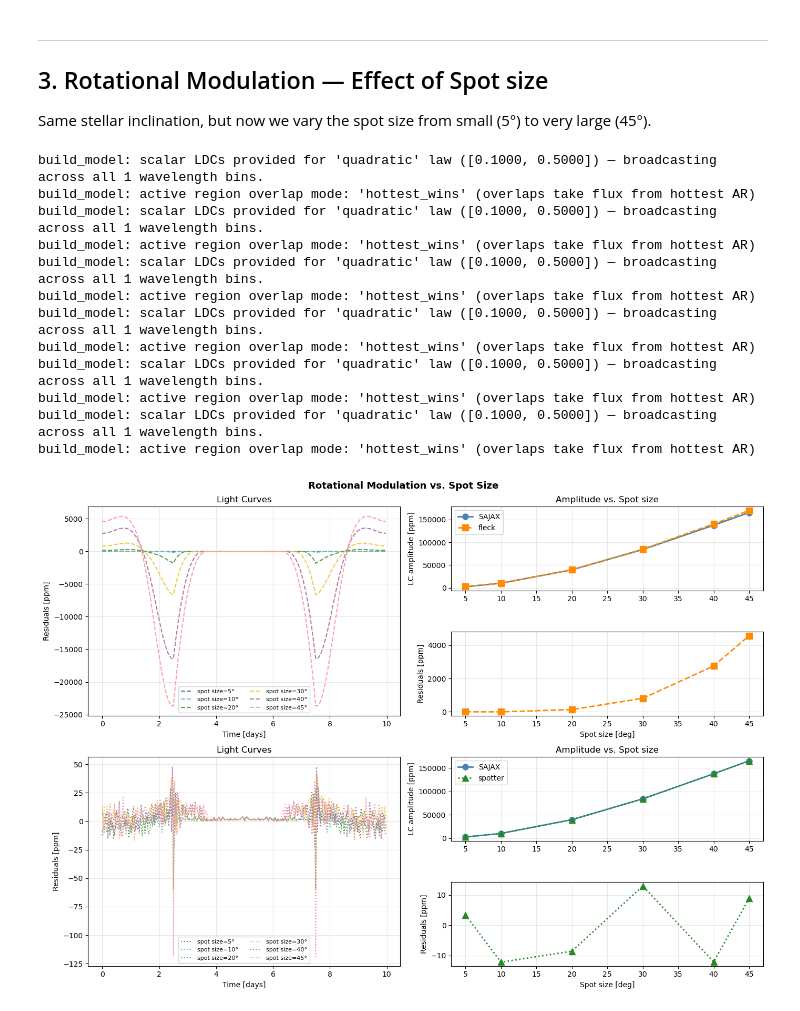
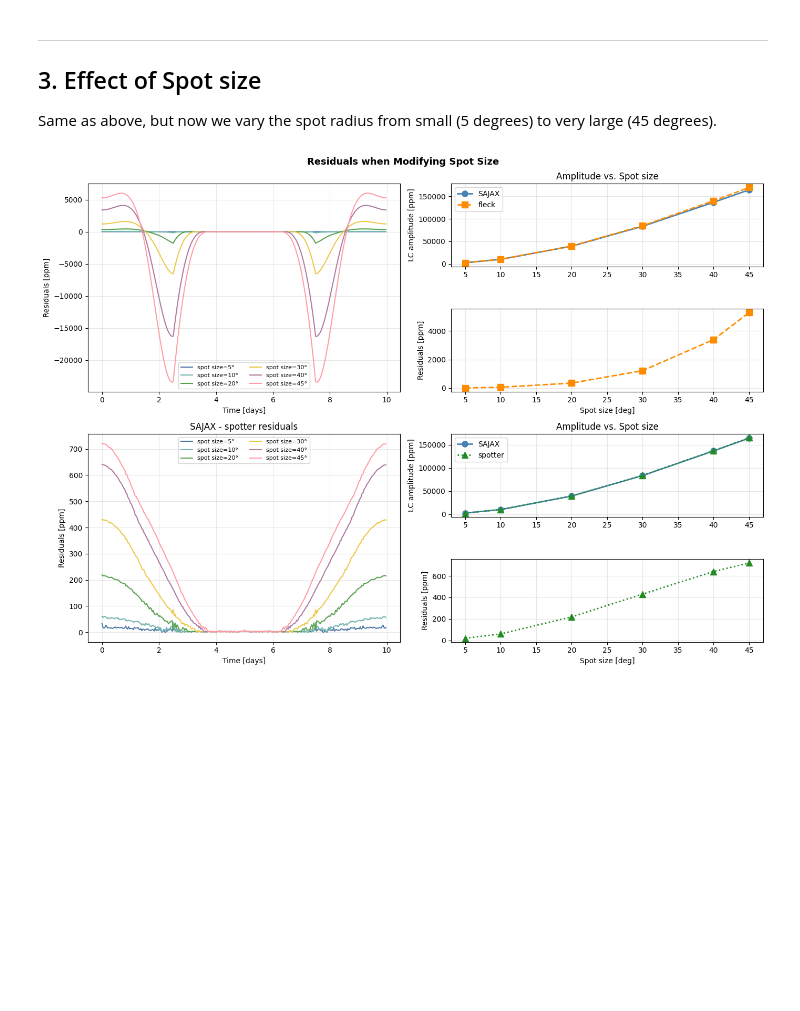
Before and after one commit to SamMerc/sajax, a Jupyter notebook: docs/examples/comparison.ipynb, the cells around one changed output. Cells and saved outputs as stored; diff of their text form; code cells hidden in the pictures; blank space fills up the shorter version.

```diff
--- a/docs/examples/comparison.ipynb
+++ b/docs/examples/comparison.ipynb
@@ -384,26 +430,27 @@ build_model: active region overlap mode: 'hottest_wins' (overlaps take flux from
 # %% [markdown]
 ---
-## 3. Rotational Modulation — Effect of Spot size
+## 3. Effect of Spot size
 
-Same stellar inclination, but now we vary the spot size from small (5°) to very large (45°).
+Same as above, but now we vary the spot radius from small (5 degrees) to very large (45 degrees).
 # %%
 spot_sizes = [5.0, 10.0, 20.0, 30.0, 40.0, 45.0]
 colors_inc   = ["#4e79a7", "#76b7b2", "#59a14f", "#edc949", "#af7aa1", "#ff9da7"]
 
 fig, axes = plt.subplot_mosaic([["A", "B"],["A", "C"],["D", "E"],["D", "F"]], figsize=(14, 10))
-fig.suptitle("Rotational Modulation vs. Spot Size", fontsize=13, fontweight="bold")
+fig.suptitle("Residuals when Modifying Spot Size", fontsize=13, fontweight="bold")
 
 amps_by_spot_size = {"SAJAX": [], "fleck": [], "spotter": []}
 
 for size, col in zip(spot_sizes, colors_inc):
 
     # SAJAX
-    res = compute_light_curve(
-        wavelength=WAVELENGTH, flux_quiet=FLUX_QUIET, flux_active=FLUX_SPOT,
-        params=SAJAX_PARAMS, ar_lat=[SPOT_LAT], ar_long=[SPOT_LON], ar_size=[size],
-        phases_rot=PHASES_ROT, stellar_grid_size=GRID_SIZE, ve=VE, ldc_mode="quadratic",
+    res = quick_lc(
+        wavelength=WAVELENGTH, flux_quiet=FLUX_QUIET, flux_active=SPOT_CONTRAST,
+        **SAJAX_PARAMS, ar_lat=SPOT_LAT, ar_long=SPOT_LON, ar_size=size,
+        ar_smoothness=AR_SMOOTHNESS,
+        times=TIMES_ROT, P_rot=P_ROT, stellar_grid_size=GRID_SIZE, ve=VE, ld_mode="quadratic",
     )
-    lc_s = np.array(res["lc"])
+    lc_s = jnp.array(res[0])/jnp.max(res[0])
     amps_by_spot_size["SAJAX"].append((lc_s.max() - lc_s.min()) * 1e6)
 
     # Fleck
@@ -419,30 +466,31 @@ for size, col in zip(spot_sizes, colors_inc):
         ))
         t_f = fs_i.phases / (2 * np.pi) * P_ROT
         amps_by_spot_size["fleck"].append((lc_f.max() - lc_f.min()) * 1e6)
-        axes['A'].plot(t_f, (lc_s - lc_f)*1e6, lw=1.5, ls="--", color=col, label=f"spot size={size:.0f}°")
+        axes['A'].plot(t_f, (lc_s - lc_f)*1e6, lw=1.5, color=col, label=f"spot size={size:.0f}°")
 
     # Spotter
     if SPOTTER_AVAILABLE:
-        spotsize_star = SpotterStar.from_sides(nside, inc=np.deg2rad(INC_STAR), u=(U1, U2), period=P_ROT)
+        size_sharpness = 8 * AR_SMOOTHNESS / (np.e * np.tan(np.deg2rad(size/2)))
+        spotsize_star = SpotterStar.from_sides(NSIDE, inc=np.deg2rad(INC_STAR), u=(U1, U2), period=P_ROT)
         _spot_mask = spotsize_star.spot(lat=np.deg2rad(SPOT_LAT), lon=np.deg2rad(SPOT_LON),
-                                        radius=np.deg2rad(size), sharpness=1000)
+                                        radius=np.deg2rad(size), sharpness=size_sharpness)
         spotsize_star = spotsize_star.set(y=spotsize_star.y * (1.0 - (1.0 - SPOT_CONTRAST) * _spot_mask))
         lc_sp = np.array(
             light_curve(spotsize_star, jnp.asarray(TIMES_ROT, dtype=jnp.float32))
         ).ravel()
         lc_sp = lc_sp / lc_sp.max()
         amps_by_spot_size["spotter"].append((lc_sp.max() - lc_sp.min()) * 1e6)
-        axes['D'].plot(TIMES_ROT, (lc_s - lc_sp)*1e6, lw=1.5, ls=":", color=col, label=f"spot size={size:.0f}°")
+        axes['D'].plot(TIMES_ROT, (lc_s - lc_sp)*1e6, lw=1.5, color=col, label=f"spot size={size:.0f}°")
 
 axes['A'].set_xlabel("Time [days]")
 axes['A'].set_ylabel("Residuals [ppm]")
-axes['A'].set_title("Light Curves")
+axes['D'].set_title("SAJAX - fleck residuals")
 axes['A'].legend(fontsize=8, ncol=2)
 axes['A'].grid(alpha=0.3)
 
 axes['D'].set_xlabel("Time [days]")
 axes['D'].set_ylabel("Residuals [ppm]")
-axes['D'].set_title("Light Curves")
+axes['D'].set_title("SAJAX - spotter residuals")
 axes['D'].legend(fontsize=8, ncol=2)
 axes['D'].grid(alpha=0.3)
 
@@ -450,45 +498,33 @@ axes['D'].grid(alpha=0.3)
 axes['B'].plot(spot_sizes, amps_by_spot_size["SAJAX"],   "o-", lw=2, ms=8, color="steelblue",   label="SAJAX")
 axes['E'].plot(spot_sizes, amps_by_spot_size["SAJAX"],   "o-", lw=2, ms=8, color="steelblue",   label="SAJAX")
 if amps_by_spot_size["fleck"]:
     axes['B'].plot(spot_sizes, amps_by_spot_size["fleck"],   "s--", lw=2, ms=8, color="darkorange", label="fleck")
     axes['C'].plot(spot_sizes, np.array(amps_by_spot_size["fleck"]) - np.array(amps_by_spot_size["SAJAX"]),   "s--", lw=2, ms=8, color="darkorange", label="fleck - SAJAX")
 if amps_by_spot_size["spotter"]:
     axes['E'].plot(spot_sizes, amps_by_spot_size["spotter"], "^:",  lw=2, ms=8, color="forestgreen", label="spotter")
     axes['F'].plot(spot_sizes, np.array(amps_by_spot_size["spotter"]) - np.array(amps_by_spot_size["SAJAX"]), "^:",  lw=2, ms=8, color="forestgreen", label="spotter - SAJAX")
 
 axes['B'].set_ylabel("LC amplitude [ppm]")
 axes['C'].set_ylabel("Residuals [ppm]")
 axes['B'].sharex(axes['C'])
 axes['B'].set_title("Amplitude vs. Spot size")
 axes['C'].set_xlabel("Spot size [deg]")
 axes['B'].legend()
 axes['B'].grid(alpha=0.3)
 axes['C'].grid(alpha=0.3)
 
 axes['E'].set_ylabel("LC amplitude [ppm]")
 axes['F'].set_ylabel("Residuals [ppm]")
 axes['E'].sharex(axes['F'])
 axes['E'].set_title("Amplitude vs. Spot size")
 axes['F'].set_xlabel("Spot size [deg]")
 axes['E'].legend()
 axes['E'].grid(alpha=0.3)
 axes['F'].grid(alpha=0.3)
 
 plt.tight_layout()
 plt.show()
 # %% [output]
-build_model: scalar LDCs provided for 'quadratic' law ([0.1000, 0.5000]) — broadcasting across all 1 wavelength bins.
-build_model: active region overlap mode: 'hottest_wins' (overlaps take flux from hottest AR)
-build_model: scalar LDCs provided for 'quadratic' law ([0.1000, 0.5000]) — broadcasting across all 1 wavelength bins.
-build_model: active region overlap mode: 'hottest_wins' (overlaps take flux from hottest AR)
-build_model: scalar LDCs provided for 'quadratic' law ([0.1000, 0.5000]) — broadcasting across all 1 wavelength bins.
-build_model: active region overlap mode: 'hottest_wins' (overlaps take flux from hottest AR)
-build_model: scalar LDCs provided for 'quadratic' law ([0.1000, 0.5000]) — broadcasting across all 1 wavelength bins.
-build_model: active region overlap mode: 'hottest_wins' (overlaps take flux from hottest AR)
-build_model: scalar LDCs provided for 'quadratic' law ([0.1000, 0.5000]) — broadcasting across all 1 wavelength bins.
-build_model: active region overlap mode: 'hottest_wins' (overlaps take flux from hottest AR)
-build_model: scalar LDCs provided for 'quadratic' law ([0.1000, 0.5000]) — broadcasting across all 1 wavelength bins.
-build_model: active region overlap mode: 'hottest_wins' (overlaps take flux from hottest AR)
-[figure, old version]
+[figure, new version]
 # %% [markdown]
 ---
```
Also changed, not shown: parts of 24 cells of this notebook, 8 other files.
